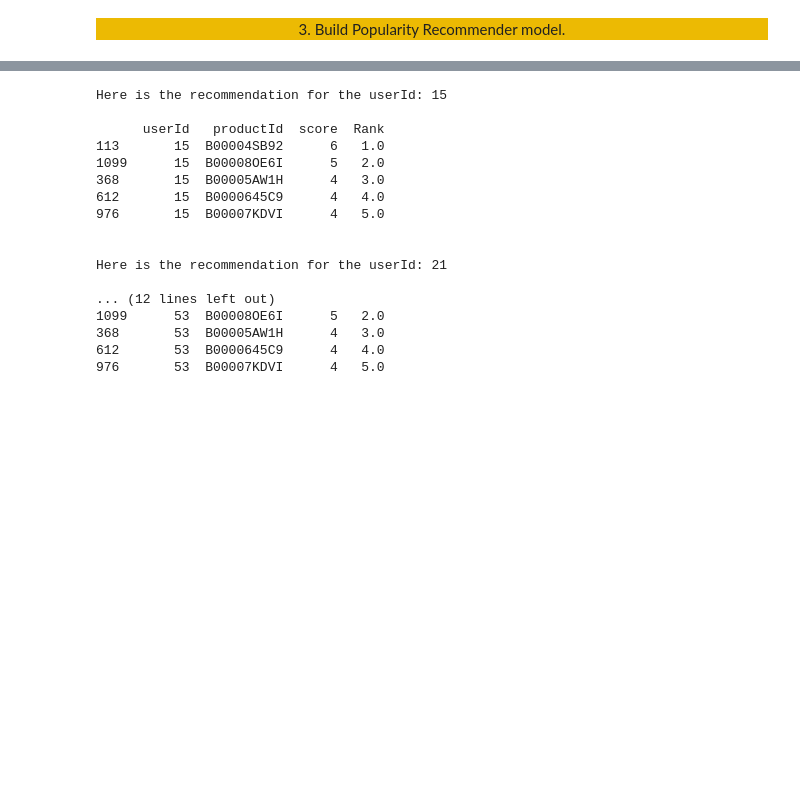
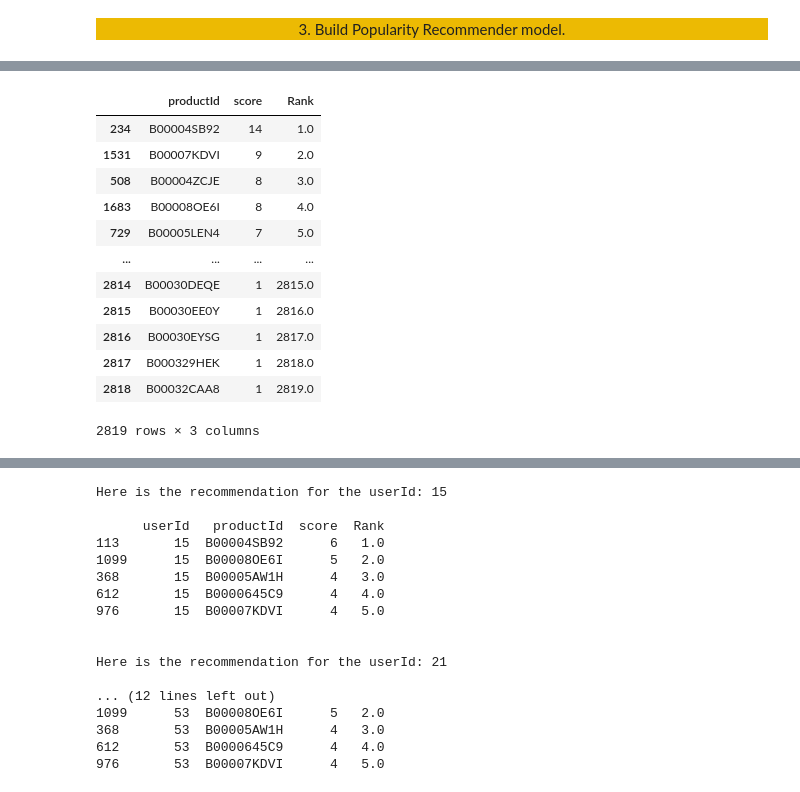
Before and after one commit to Elhassan7/Recommandation-system-_-Amazon, a Jupyter notebook: First System/product-recommendation code.ipynb, the cells around one changed output, grey strips where cells are left out. Saved outputs shown, nothing was run; the diff lists cells and outputs as text; code cells hidden in the pictures; blank space fills up the shorter version.

```diff
--- a/First System/product-recommendation code.ipynb
+++ b/First System/product-recommendation code.ipynb
@@ -231,6 +238,21 @@ train_data_sort = Data_new_grouped.sort_values(['score', 'productId'], ascending
 # %%
 #Generate a recommendation rank based upon score
 train_data_sort['Rank'] = train_data_sort['score'].rank(ascending=0, method='first')
+train_data_sort
+# %% [output]
+|  | productId | score | Rank |
+| 234 | B00004SB92 | 14 | 1.0 |
+| 1531 | B00007KDVI | 9 | 2.0 |
+| 508 | B00004ZCJE | 8 | 3.0 |
+| 1683 | B00008OE6I | 8 | 4.0 |
+| 729 | B00005LEN4 | 7 | 5.0 |
+| ... | ... | ... | ... |
+| 2814 | B00030DEQE | 1 | 2815.0 |
+| 2815 | B00030EE0Y | 1 | 2816.0 |
+| 2816 | B00030EYSG | 1 | 2817.0 |
+| 2817 | B000329HEK | 1 | 2818.0 |
+| 2818 | B00032CAA8 | 1 | 2819.0 |
+2819 rows × 3 columns
 # %%
 #Get the top 5 recommendations
 popularity_recommendations = train_data_sort.head(5)
```
Also changed, not shown: parts of 2 cells of this notebook.
